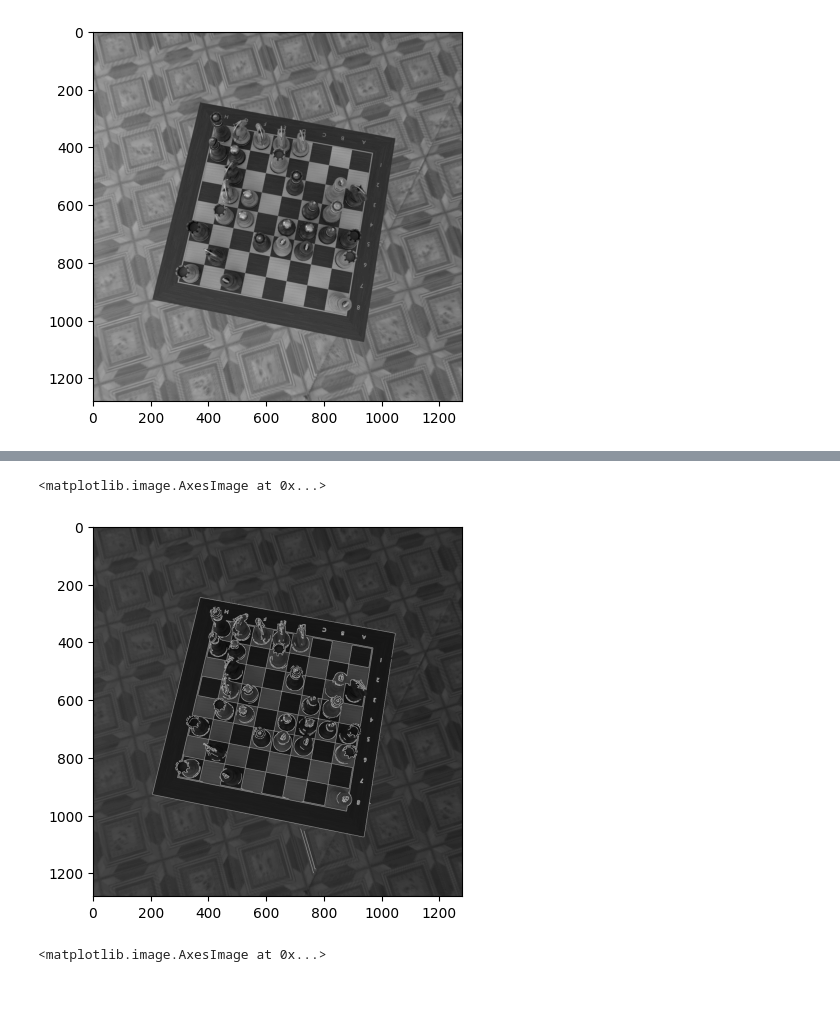
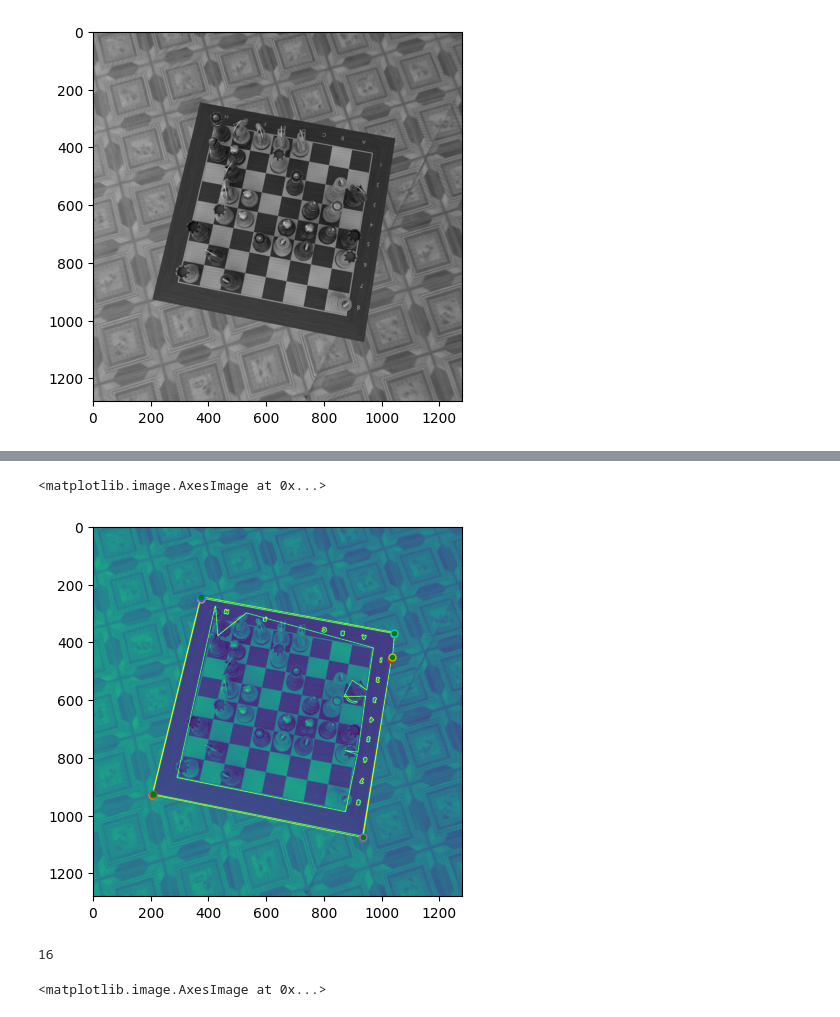
Before and after one commit to zuzannaszu/chess_hacker, a Jupyter notebook: Image_recognition.ipynb, the cells around one changed output, grey strips where cells are left out. Drawn from its saved outputs; the diff is of its cells as text; code cells hidden in the pictures.

```diff
--- a/Image_recognition.ipynb
+++ b/Image_recognition.ipynb
@@ -133,9 +48,32 @@ plt.imshow(edges)
-# %%
-added_image = cv.addWeighted(img_gray,0.5,edges,1,0)
-plt.imshow(added_image,cmap="gray")
-# %% [output]
-<matplotlib.image.AxesImage at 0x...>
-[figure, removed]
+# %%
+img_gray = cv.cvtColor(img, cv.COLOR_BGR2GRAY)
+kernel = cv.getStructuringElement(cv.MORPH_ELLIPSE,(3,3))
+dilated = cv.dilate(edges, kernel, iterations=2)
+contours, hierarchy = cv.findContours(dilated, cv.RETR_EXTERNAL, cv.CHAIN_APPROX_SIMPLE)
+
+for contour in contours:
+    # Approximate the contour shape to a polygon
+    polygon = cv.approxPolyDP(contour, epsilon=0.01*cv.arcLength(contour, True), closed=False)
+    sides = len(polygon)
+    if sides == 3:
+        cv.drawContours(img_gray, [polygon], 0, (0, 255, 0), 2)
+    elif sides == 4:
+        cv.drawContours(img_gray, [polygon], 0, (0, 0, 255), 2)
+    else:
+        cv.drawContours(img_gray, [polygon], 0, (255, 0, 0), 2)
+
+for i in range(len(polygon)):
+    xp = polygon[i].tolist()[0][0]
+    yp = polygon[i].tolist()[0][1]
+    plt.plot(xp,yp, marker="o", markersize=5, markerfacecolor="green")
+plt.imshow(img_gray)
+# %% [output]
+<matplotlib.image.AxesImage at 0x...>
+[figure, added]
+# %%
+len(contours)
+# %% [output]
+16
 # %%
 img_gray_2 = cv.cvtColor(img, cv.COLOR_BGR2GRAY)
 lines = cv.HoughLines(edges, 1, np.pi/180, 152)
```
Also changed, not shown: parts of 41 cells of this notebook, 1 other file.
